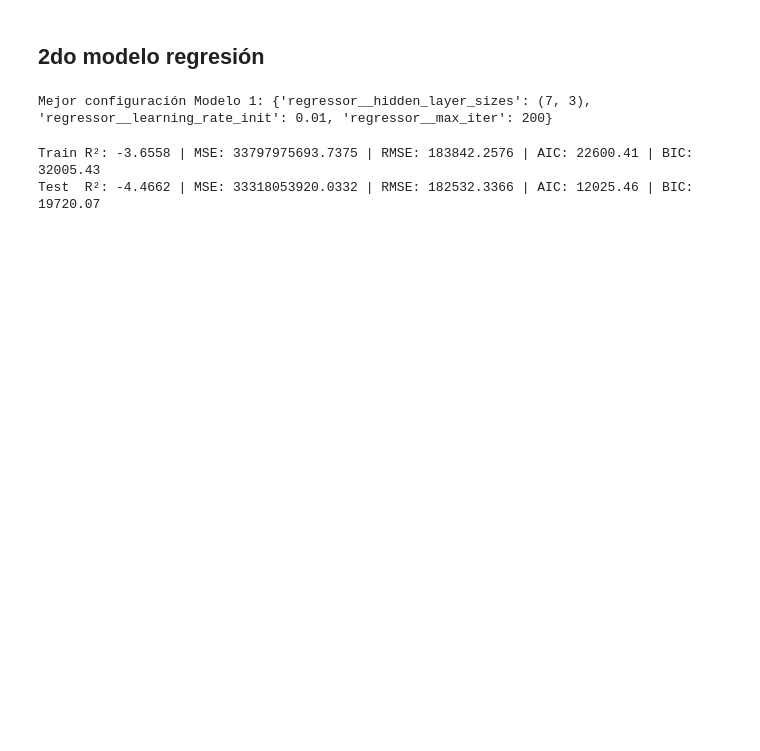
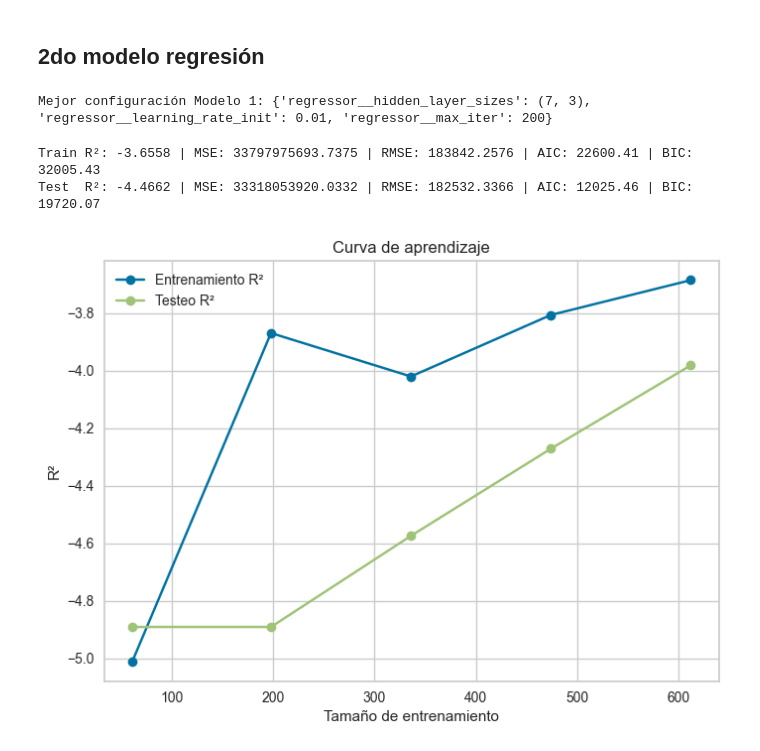
Before and after one commit to DanielRasho/MD-Proyecto2, a Jupyter notebook: RNA.ipynb, the cells around one changed output. Saved outputs shown, nothing was run; the diff lists cells and outputs as text; code cells hidden in the pictures; blank space fills up the shorter version.

```diff
--- a/RNA.ipynb
+++ b/RNA.ipynb
@@ -488,3 +514,27 @@ print(f"Test  R²: {r2_test:.4f} | MSE: {mse_test:.4f} | RMSE: {rmse_test:.4f} |
 # %% [output]
 Train R²: -3.6558 | MSE: 33797975693.7375 | RMSE: 183842.2576 | AIC: 22600.41 | BIC: 32005.43
 Test  R²: -4.4662 | MSE: 33318053920.0332 | RMSE: 182532.3366 | AIC: 12025.46 | BIC: 19720.07
+# %%
+train_sizes, train_scores, val_scores = learning_curve(
+    mlp_model_4.best_estimator_,
+    X=data_train_r,
+    y=target_train_r,
+    cv=5,
+    scoring="r2",
+    n_jobs=-1,
+    train_sizes=np.linspace(0.1, 1.0, 5)
+)
+
+train_scores_mean = train_scores.mean(axis=1)
+val_scores_mean = val_scores.mean(axis=1)
+
+plt.plot(train_sizes, train_scores_mean, 'o-', label="Entrenamiento R²")
+plt.plot(train_sizes, val_scores_mean, 'o-', label="Testeo R²")
+plt.title("Curva de aprendizaje")
+plt.xlabel("Tamaño de entrenamiento")
+plt.ylabel("R²")
+plt.legend()
+plt.grid(True)
+plt.show()
+# %% [output]
+[figure, added]
```
Also changed, not shown: parts of 5 cells of this notebook.
